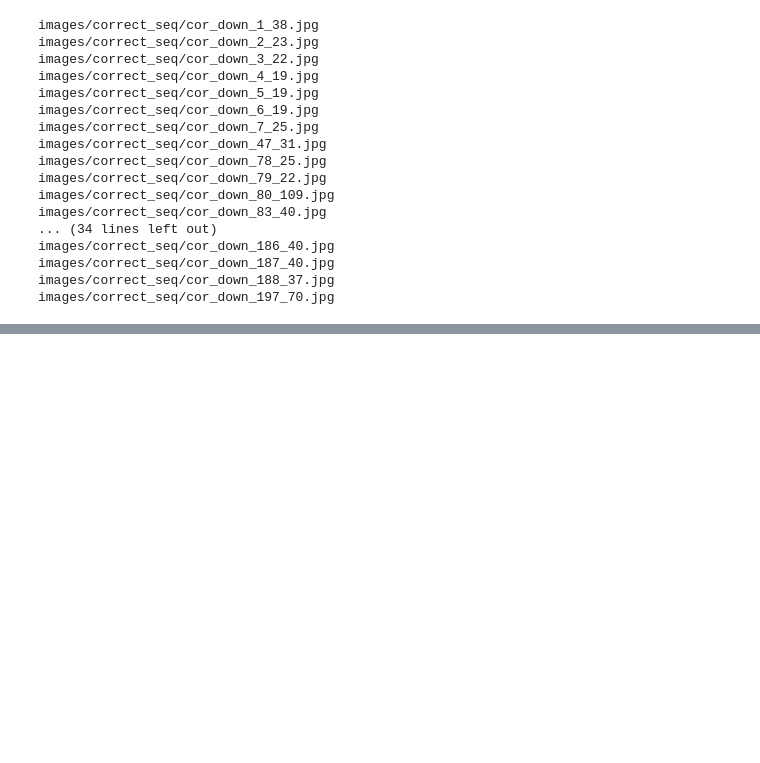
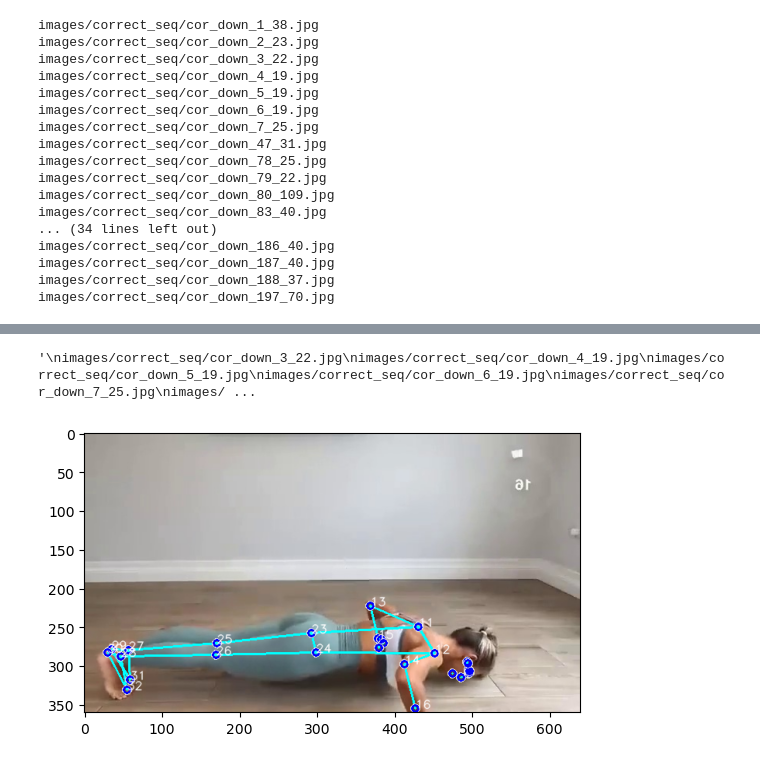
Before and after one commit to jpedroag/PMBA, a Jupyter notebook: C_distances.ipynb, the cells around one changed output, grey strips where cells are left out. Saved outputs shown, nothing was run; the diff lists cells and outputs as text; code cells hidden in the pictures; blank space fills up the shorter version.

```diff
--- a/C_distances.ipynb
+++ b/C_distances.ipynb
@@ -177,4 +80,5 @@ if image_with_landmarks is not None:
 # %%
+'''
 images/correct_seq/cor_down_3_22.jpg
 images/correct_seq/cor_down_4_19.jpg
 images/correct_seq/cor_down_5_19.jpg
@@ -183,4 +87,7 @@ images/correct_seq/cor_down_7_25.jpg
 images/correct_seq/cor_down_47_31.jpg
 images/correct_seq/cor_down_78_25.jpg
 images/correct_seq/cor_down_79_22.jpg
+'''
+# %% [output]
+'\nimages/correct_seq/cor_down_3_22.jpg\nimages/correct_seq/cor_down_4_19.jpg\nimages/correct_seq/cor_down_5_19.jpg\nimages/correct_seq/cor_down_6_19.jpg\nimages/correct_seq/cor_down_7_25.jpg\nimages/ ...
 # %%
@@ -205,2 +118,39 @@ def draw_landmarks_on_image(rgb_image, detection_result):
   return annotated_image
+# %%
+# Function to extract landmarks (i.e. important points) from an image
+def draw_landmarks_on_image(rgb_image, detection_result, exclude_numbers=[]):
+    pose_landmarks_list = detection_result.pose_landmarks
+    annotated_image = np.copy(rgb_image)
+
+    # Loop through the detected poses to visualize.
+    for idx in range(len(pose_landmarks_list)):
+        pose_landmarks = pose_landmarks_list[idx]
+
+        # Draw the pose landmarks.
+        pose_landmarks_proto = landmark_pb2.NormalizedLandmarkList()
+        pose_landmarks_proto.landmark.extend([
+            landmark_pb2.NormalizedLandmark(x=landmark.x, y=landmark.y, z=landmark.z) for landmark in pose_landmarks
+        ])
+        mp.solutions.drawing_utils.draw_landmarks(
+            annotated_image,
+            pose_landmarks_proto,
+            mp.solutions.pose.POSE_CONNECTIONS,
+            mp.solutions.drawing_utils.DrawingSpec(color=(0, 0, 255), thickness=2, circle_radius=4),
+            mp.solutions.drawing_utils.DrawingSpec(color=(0, 255, 255), thickness=2, circle_radius=2)
+        )
+
+        # Draw landmark numbers on the image.
+        for i, landmark in enumerate(pose_landmarks):
+            if i not in exclude_numbers:  # only number the landmark if it's not in the exclusion list
+                cv2.putText(annotated_image, str(i), (int(landmark.x * rgb_image.shape[1]), int(landmark.y * rgb_image.shape[0])),
+                             cv2.FONT_HERSHEY_SIMPLEX, 0.5, (255, 255, 255), 1, cv2.LINE_AA)
+
+    return annotated_image
+# %%
+annotated_image = draw_landmarks_on_image(image.numpy_view(), pose_landmarker_result, exclude_numbers=[0, 1, 2, 3, 4, 5, 6, 7, 8, 9, 10, 17, 18, 19, 20, 21, 22])
+plt.imshow(annotated_image)
+#plt.axis('off')  # Turn off axis
+plt.show()
+# %% [output]
+[figure, added]
 # %%
```
Also changed, not shown: parts of 11 cells of this notebook.
